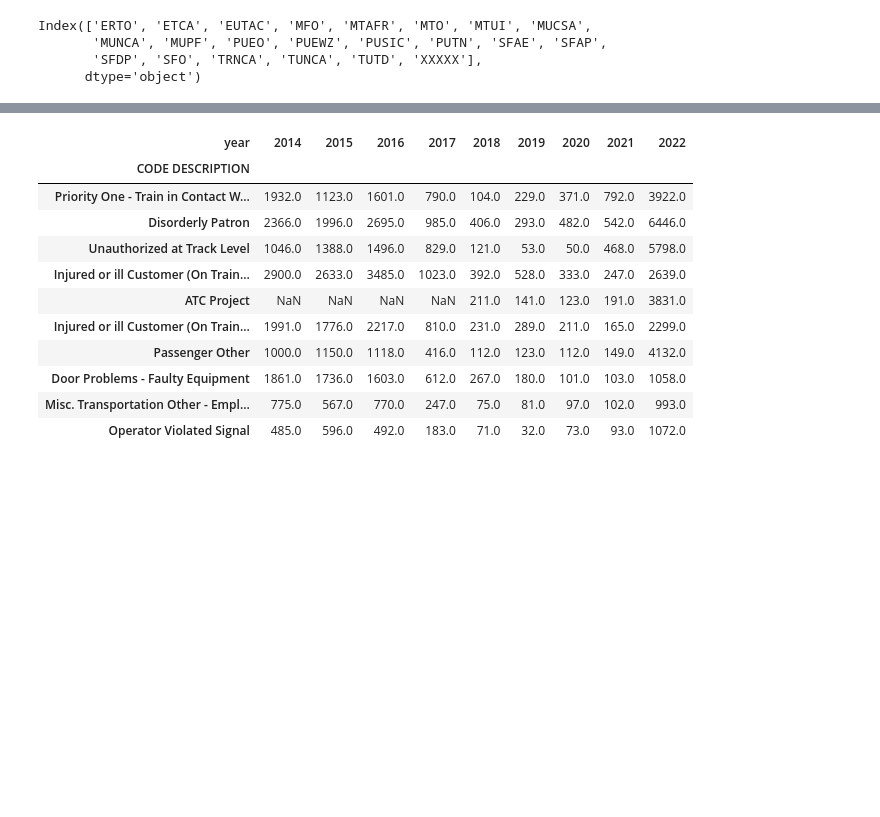
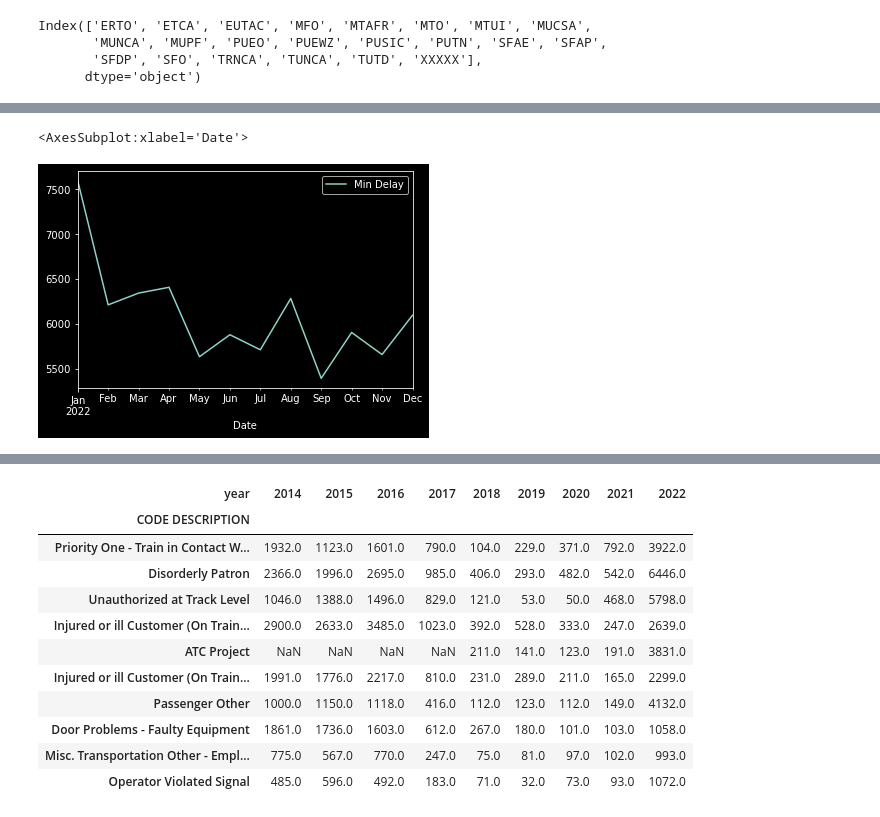
Before and after one commit to dexmcmillan/ttc-delays, a Jupyter notebook: analysis.ipynb, the cells around one changed output, grey strips where cells are left out. Cells and saved outputs as stored; diff of their text form; code cells hidden in the pictures; blank space fills up the shorter version.

```diff
--- a/analysis.ipynb
+++ b/analysis.ipynb
@@ -82,0 +83,7 @@ reasons_pivot_count
+# %%
+delays_2022 = data2[data2["year"] == 2022].set_index("Date").resample('m').sum()[["Min Delay"]]
+
+delays_2022.plot()
+# %% [output]
+<AxesSubplot:xlabel='Date'>
+[figure, added]
```
Also changed, not shown: parts of 7 cells of this notebook.
